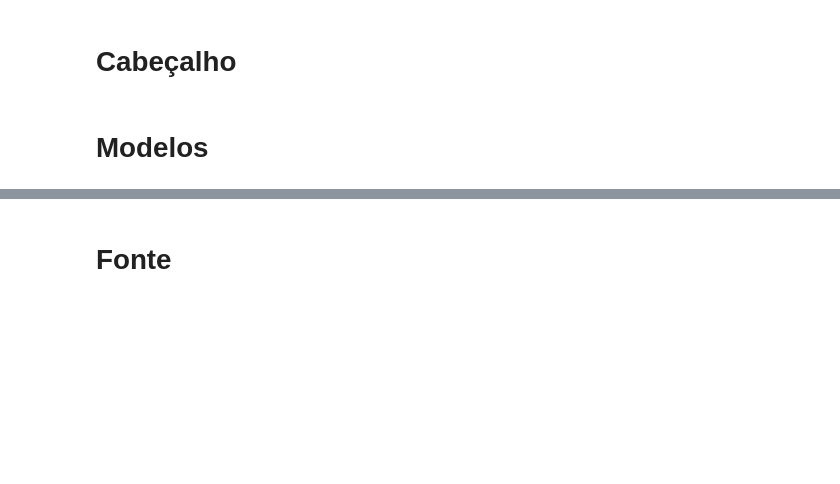
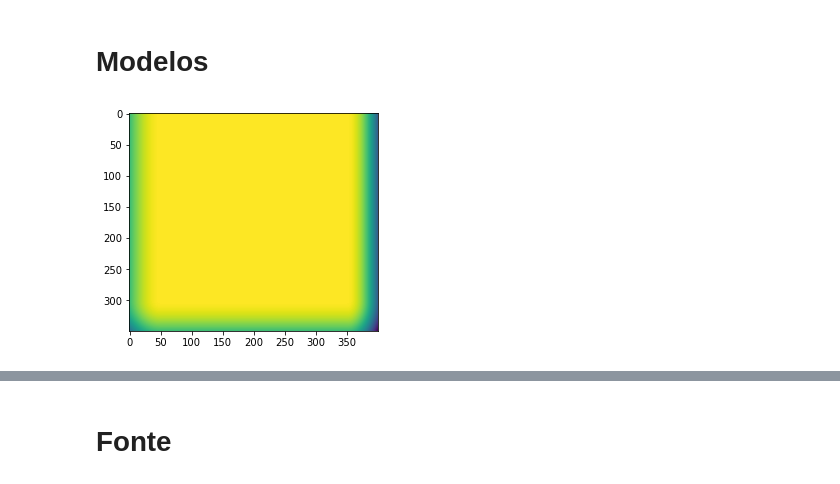
Before and after one commit to thiago-carneiro/mestrado, a Jupyter notebook: procSinais/modelagem.ipynb, the cells around one changed output, grey strips where cells are left out. Cells and saved outputs as stored; diff of their text form; code cells hidden in the pictures; blank space fills up the shorter version.

```diff
--- a/procSinais/modelagem.ipynb
+++ b/procSinais/modelagem.ipynb
@@ -1,5 +1,3 @@
-# %% [markdown]
-# Cabeçalho
 # %%
 # Thiago Pacheco Carneiro - 2021
 # A partir de código de Matheus Klatt:
@@ -14,7 +12,7 @@ from numba import njit
 # %% [markdown]
 # Modelos
 # %%
-class modelo():
+class Modelo:
     def __init__(self, Nx = 300, Nz = 300) -> None:
         self.Nx=Nx#300
         self.Nz=Nz#300
@@ -75,11 +73,13 @@ class modelo():
     def plot_fator_cerjan(self):
         plt.imshow(self.fat_c)
 # %%
-class modelo_homogeneo(modelo):
+class ModeloHomogêneo(Modelo):
     def __init__(self, Nx=300, Nz=300, v=1500) -> None:
         super().__init__(Nx=Nx, Nz=Nz)
         self.vp[:,:]=v
         self.vtopo=v
 
-modelo_homogeneo().cria_bordas_cerjan().plot_fator_cerjan()
+ModeloHomogêneo().cria_bordas_cerjan().plot_fator_cerjan()
+# %% [output]
+[figure, added]
 # %%
```
Also changed, not shown: parts of 31 cells of this notebook.
